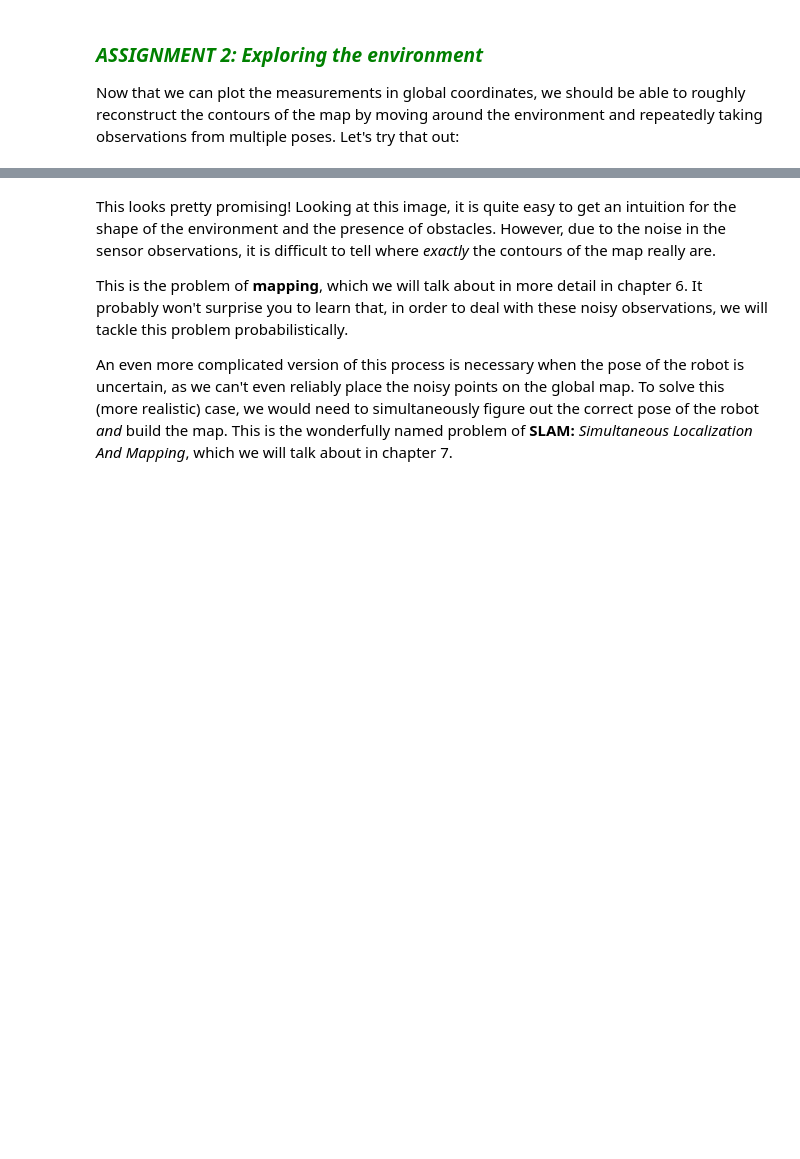
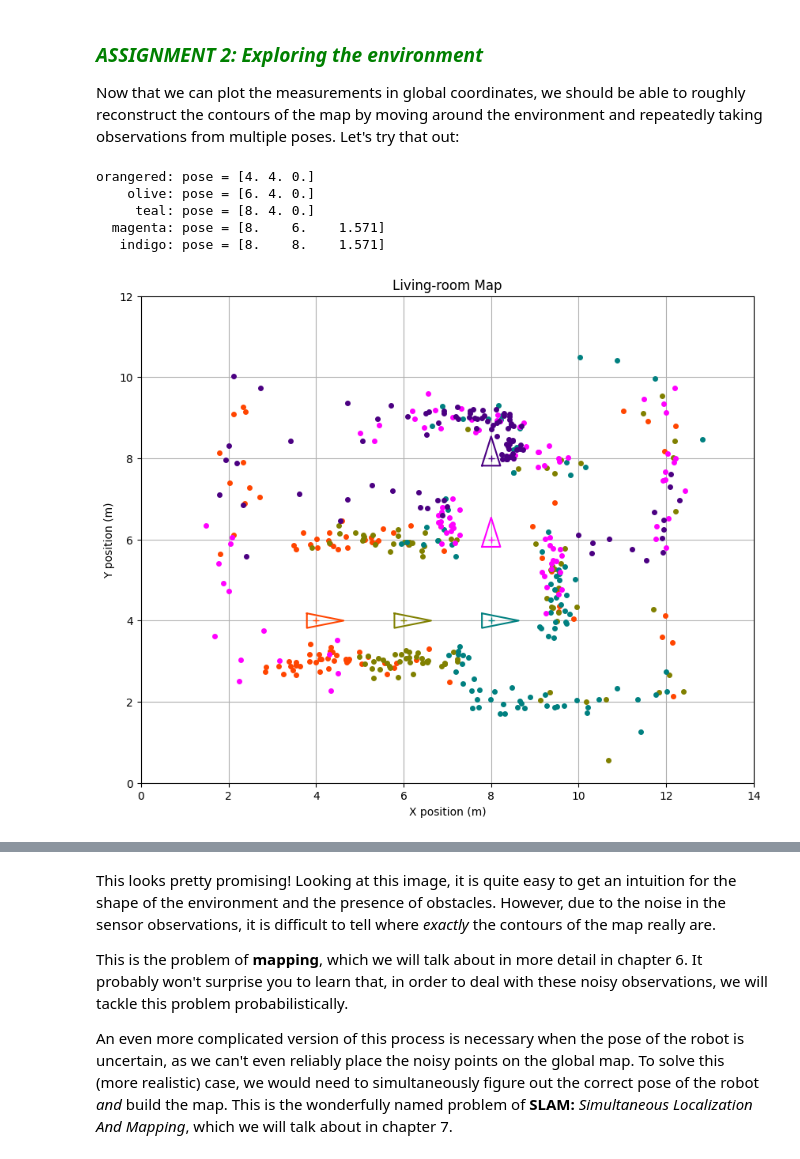
Before and after one commit to jalcausa/Robotica, a Jupyter notebook: Practicas/uma_robotics_2027/Chapter 04.Robot sensing/4.2 Laser Scanner.ipynb, the cells around one changed output, grey strips where cells are left out. Drawn from its saved outputs; the diff is of its cells as text; code cells hidden in the pictures; blank space fills up the shorter version.

```diff
--- a/Practicas/uma_robotics_2027/Chapter 04.Robot sensing/4.2 Laser Scanner.ipynb
+++ b/Practicas/uma_robotics_2027/Chapter 04.Robot sensing/4.2 Laser Scanner.ipynb
@@ -214,37 +417,46 @@ Now that we can plot the measurements in global coordinates, we should be able t
 # %%
 def explore_environment():
     laser = create_laser_at_origin(FOV = 3 * np.pi/2,
         resolution = 0.05,
         max_distance = 10,
         noise_cov = np.diag([0.03, 0.01]))
 
     # The robot must make these movements, in this order
     # 0, 0, 0
     # 2, 0, 0
     # 2, 0, 0
     # 0, 2, np.pi/2
     # 2, 0, 0
     # Format them correctly in the following list
 
     # each pose and its corresponding observations will have a different color
     pose_increments_list = [
-        (None, 'orangered'),
-        (None, 'olive'),
-        (None, 'teal'),
-        (None, 'magenta'),
-        (None, 'indigo'),
+        (np.vstack([0, 0, 0]), 'orangered'),
+        (np.vstack([2, 0, 0]), 'olive'),
+        (np.vstack([2, 0, 0]), 'teal'),
+        (np.vstack([0, 2, np.pi/2]), 'magenta'),
+        (np.vstack([2, 0, 0]), 'indigo'),
     ]
 
     fig, ax = plot_virtual_map(virtual_map, True); #create the base figure with the map dimensions, but without the lines
 
     current_pose = np.vstack([4,4,0]) # starting pose
 
     # take a step and read the sensor at the new pose
     for step, color in pose_increments_list:
-        current_pose = None
-        run_laser_and_plot(None, None, fig, ax, False, color)
+        current_pose = tcomp(current_pose, step)
+        print(f'{color:>9}: pose = {current_pose.ravel().round(3)}')
+        run_laser_and_plot(laser, current_pose, fig, ax, False, color)
 
+np.random.seed(0)
 explore_environment()
+# %% [output]
+orangered: pose = [4. 4. 0.]
+    olive: pose = [6. 4. 0.]
+     teal: pose = [8. 4. 0.]
+  magenta: pose = [8.    6.    1.571]
+   indigo: pose = [8.    8.    1.571]
+[figure, added]
 # %% [markdown]
 Expected output:
 
```
Also changed, not shown: parts of 13 cells of this notebook, 12 other files.
